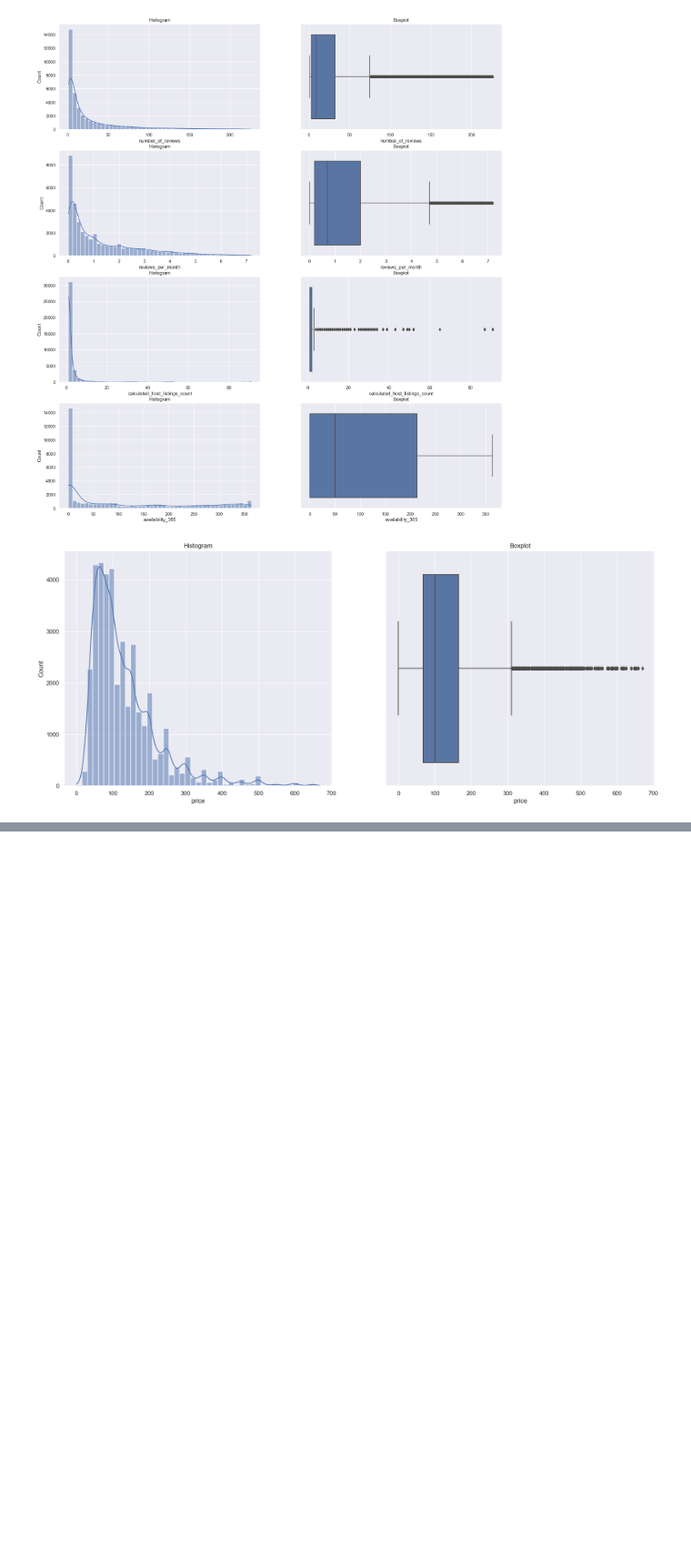
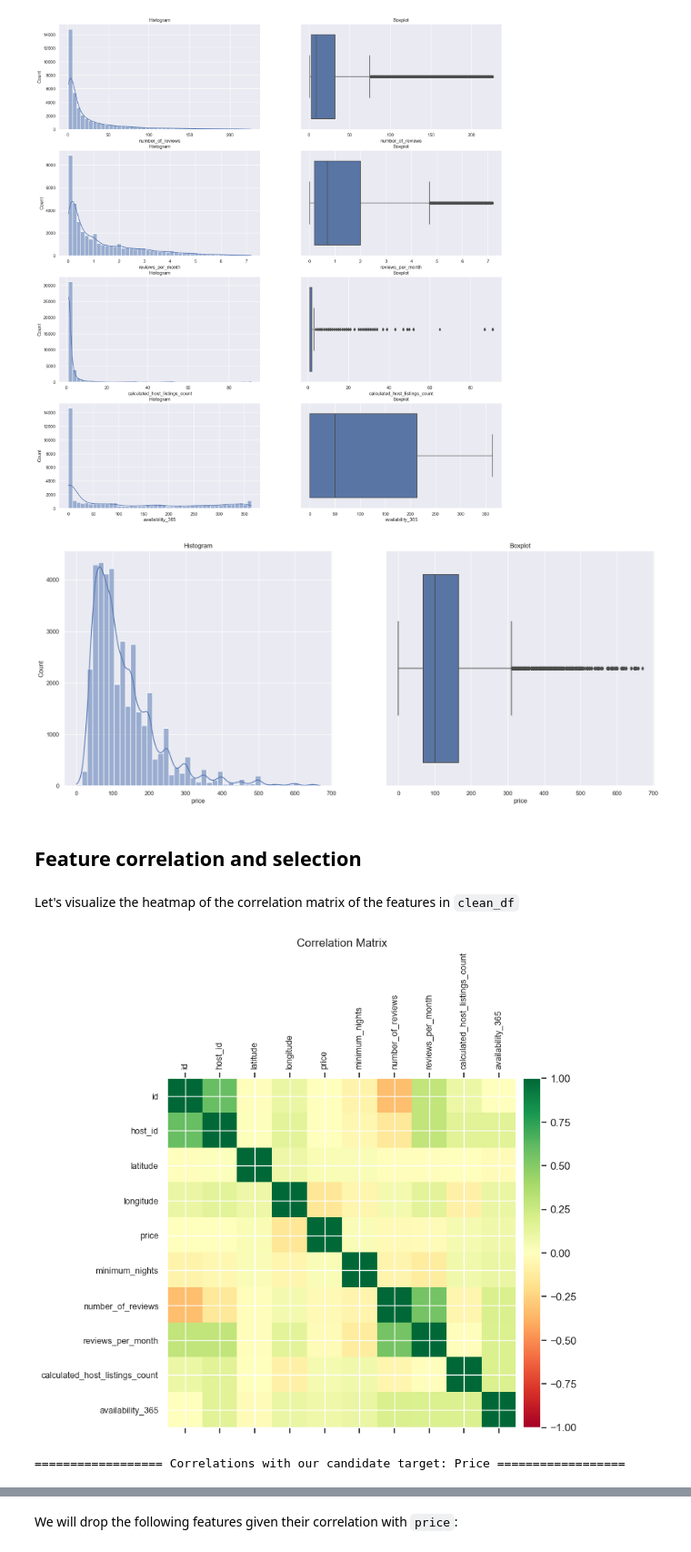
Before and after one commit to Plunksbar/VA-Final_Lab, a Jupyter notebook: data_exploration.ipynb, the cells around one changed output, grey strips where cells are left out. Shown at 91% size. Drawn from its saved outputs; the diff is of its cells as text; code cells hidden in the pictures; blank space fills up the shorter version.

```diff
--- a/data_exploration.ipynb
+++ b/data_exploration.ipynb
@@ -167,3 +176,30 @@ plot_hist_box(clean_df, 'price', ax_line=ax, top_q=0.99)
 plt.show()
 # %% [output]
 [figure]
+# %% [markdown]
+## Feature correlation and selection
+# %% [markdown]
+Let's visualize the heatmap of the correlation matrix of the features in <code>clean_df</code>
+# %%
+from mpl_toolkits.axes_grid1 import make_axes_locatable
+
+plt.figure(figsize=(7,7))
+plt.title("Correlation Matrix")
+ax = plt.gca()
+matrix = ax.matshow(clean_df.corr(), vmin=-1, vmax=1, cmap='RdYlGn')
+plt.xticks(range(clean_df.select_dtypes(['number']).shape[1]), clean_df.select_dtypes(['number']).columns, fontsize=9, rotation=90)
+plt.yticks(range(clean_df.select_dtypes(['number']).shape[1]), clean_df.select_dtypes(['number']).columns, fontsize=9)
+
+divider = make_axes_locatable(ax)
+cax = divider.append_axes("right", size="5%", pad=0.1)
+
+plt.colorbar(matrix, cax=cax)
+plt.show()
+
+
+print(f"================== Correlations with our candidate target: Price ==================")
+target = clean_df.corr()['price']
+display(pd.DataFrame(target.sort_values()).transpose())
+# %% [output]
+[figure, added]
+================== Correlations with our candidate target: Price ==================
@@ -169,0 +208,2 @@ plt.show()
+# %% [markdown]
+We will drop the following features given their correlation with <code>price</code>:
```
Also changed, not shown: parts of 10 cells of this notebook.
